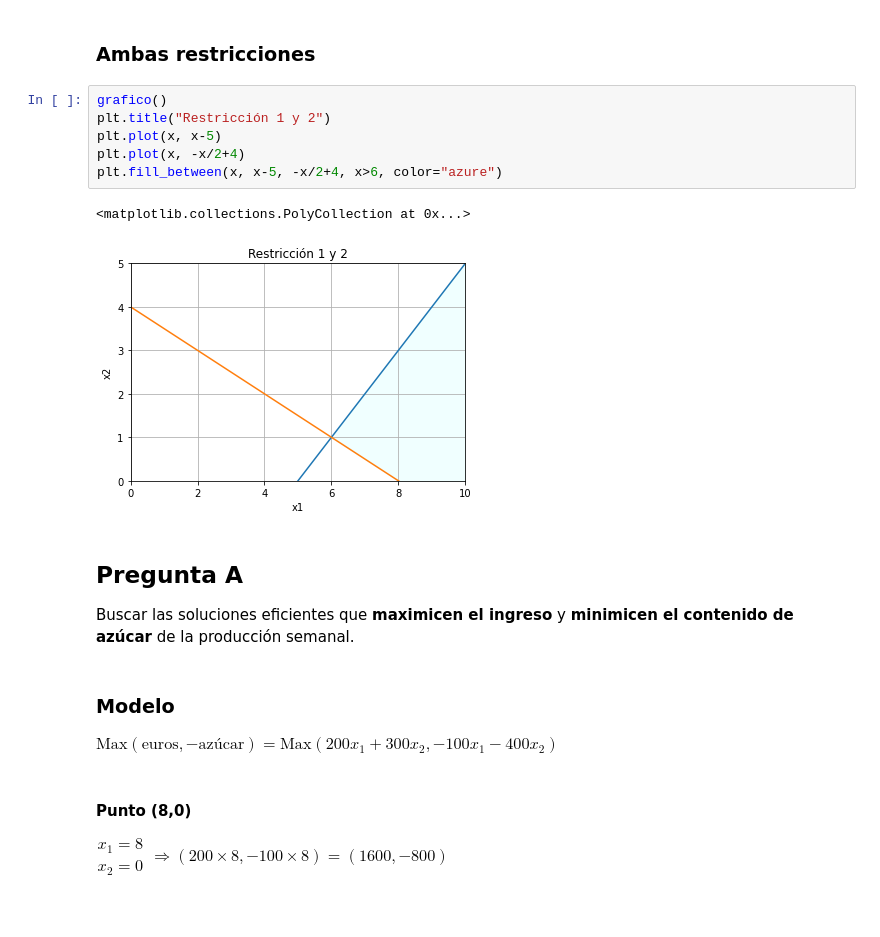
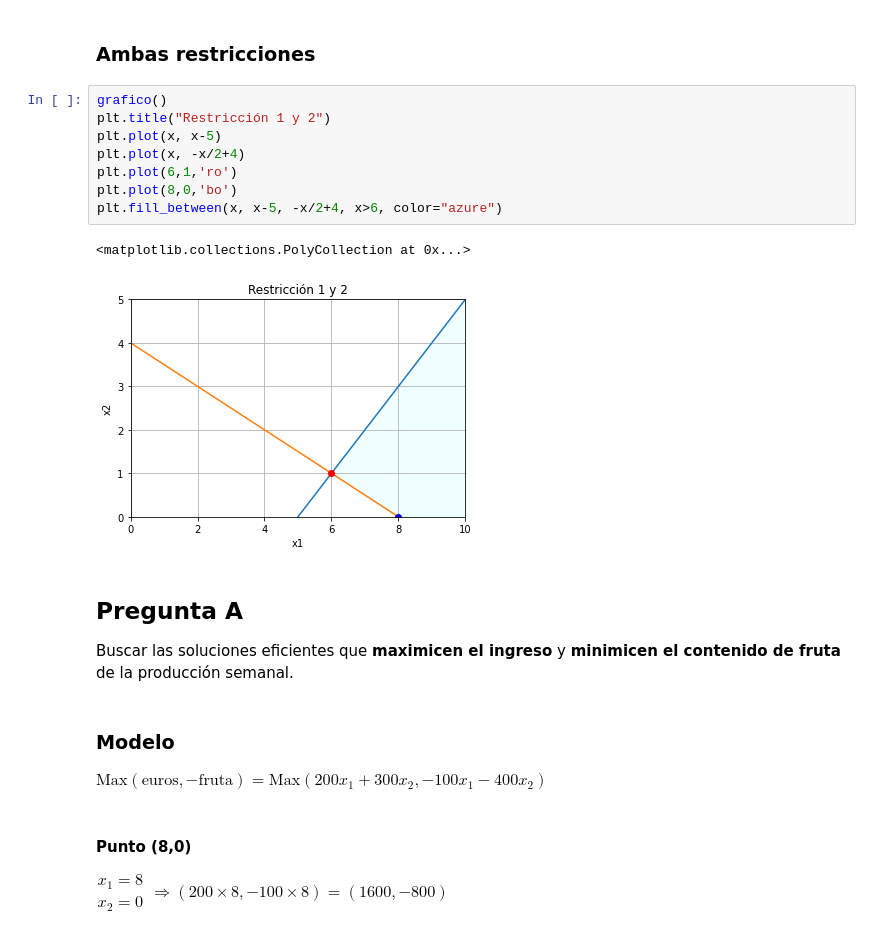
Before and after one commit to melipass/umayor-investigacion-de-operaciones, a Jupyter notebook: Problema_Investigacion_de_Operaciones_Abril_2021.ipynb, the cells around one changed output. Saved outputs shown, nothing was run; the diff lists cells and outputs as text.

```diff
--- a/Problema_Investigacion_de_Operaciones_Abril_2021.ipynb
+++ b/Problema_Investigacion_de_Operaciones_Abril_2021.ipynb
@@ -71,20 +71,22 @@ plt.fill_between(x, -x/2+4, 100, color="azure")
 # %%
 grafico()
 plt.title("Restricción 1 y 2")
 plt.plot(x, x-5)
 plt.plot(x, -x/2+4)
+plt.plot(6,1,'ro')
+plt.plot(8,0,'bo')
 plt.fill_between(x, x-5, -x/2+4, x>6, color="azure")
 # %% [output]
 <matplotlib.collections.PolyCollection at 0x...>
-[figure, old version]
+[figure, new version]
 # %% [markdown]
 ## Pregunta A
 Buscar las soluciones eficientes que **maximicen el ingreso** y
-**minimicen el contenido de azúcar** de la producción semanal.
+**minimicen el contenido de fruta** de la producción semanal.
 # %% [markdown]
 ### Modelo
 
-$ \text{Max} (\text{euros},-\text{azúcar}) = \text{Max} (200x_1 + 300x_2, -100x_1 - 400x_2 ) $
+$ \text{Max} (\text{euros},-\text{fruta}) = \text{Max} (200x_1 + 300x_2, -100x_1 - 400x_2 ) $
 # %% [markdown]
 #### Punto (8,0)
 $ 	\begin{array}{ll}
```
